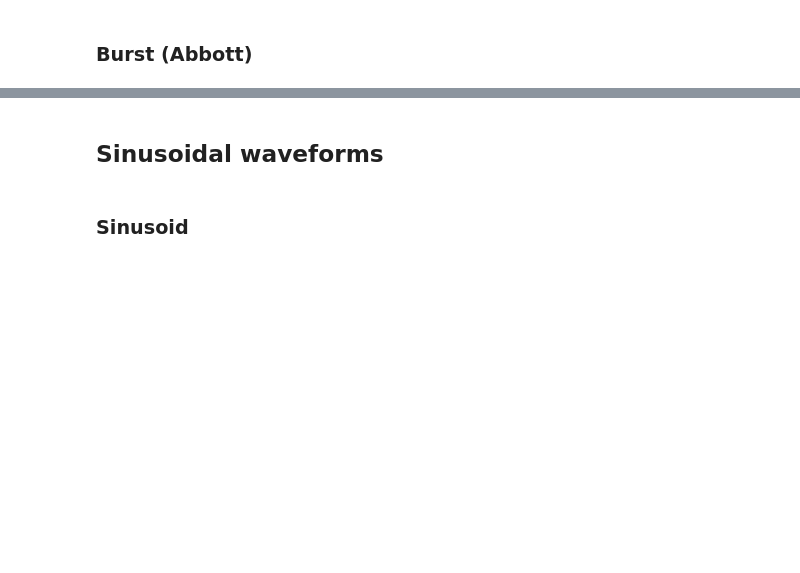
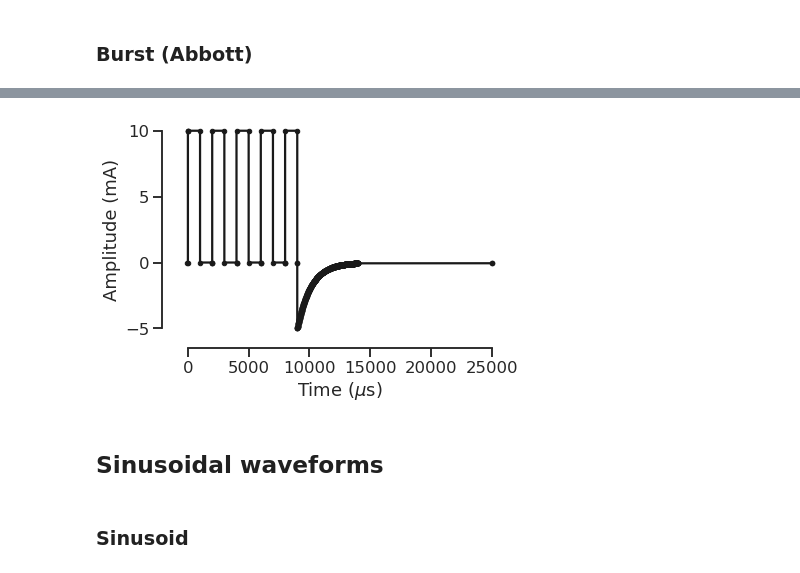
Before and after one commit to conorkeogh/wavewriter, a Jupyter notebook: nbs/04_examples.ipynb, the cells around one changed output, grey strips where cells are left out. Drawn from its saved outputs; the diff is of its cells as text; code cells hidden in the pictures; blank space fills up the shorter version.

```diff
--- a/nbs/04_examples.ipynb
+++ b/nbs/04_examples.ipynb
@@ -32,2 +261,9 @@ device = WaveWriter()
+# %%
+# Send to device
+v_, t_ = convert_waveform(v, t)
+device.send_waveform(v_, t_)
+device.start()
+time.sleep(15)
+device.stop()
 # %% [markdown]
 ### Burst (Abbott)
@@ -35,0 +270,12 @@ device = WaveWriter()
+# %%
+#| export
+#| hide
+# a set to amplitude / 2; k determined numerically
+def exponential_decay(x, a, k):
+    return a * np.exp(-k * x)
+
+# Objective function: find k s.t. AUC exponential = AUC pulses
+def objective(k, x, a, target):
+    auc_recovery = np.abs(np.sum(exponential_decay(x,a,k)))
+    val = np.abs(auc_recovery - target)
+    return val
@@ -35,0 +366,12 @@ device = WaveWriter()
+# %%
+# Generate Abbott burst waveform
+v, t = generate_burst_abbott(
+    10, # mA
+    500, # Hz intraburst
+    40, # Hz interburst
+    1000, # us pulsewidth
+)
+
+plot_waveforms(t, v)
+# %% [output]
+[figure, added]
```
Also changed, not shown: parts of 27 cells of this notebook, 7 other files.
